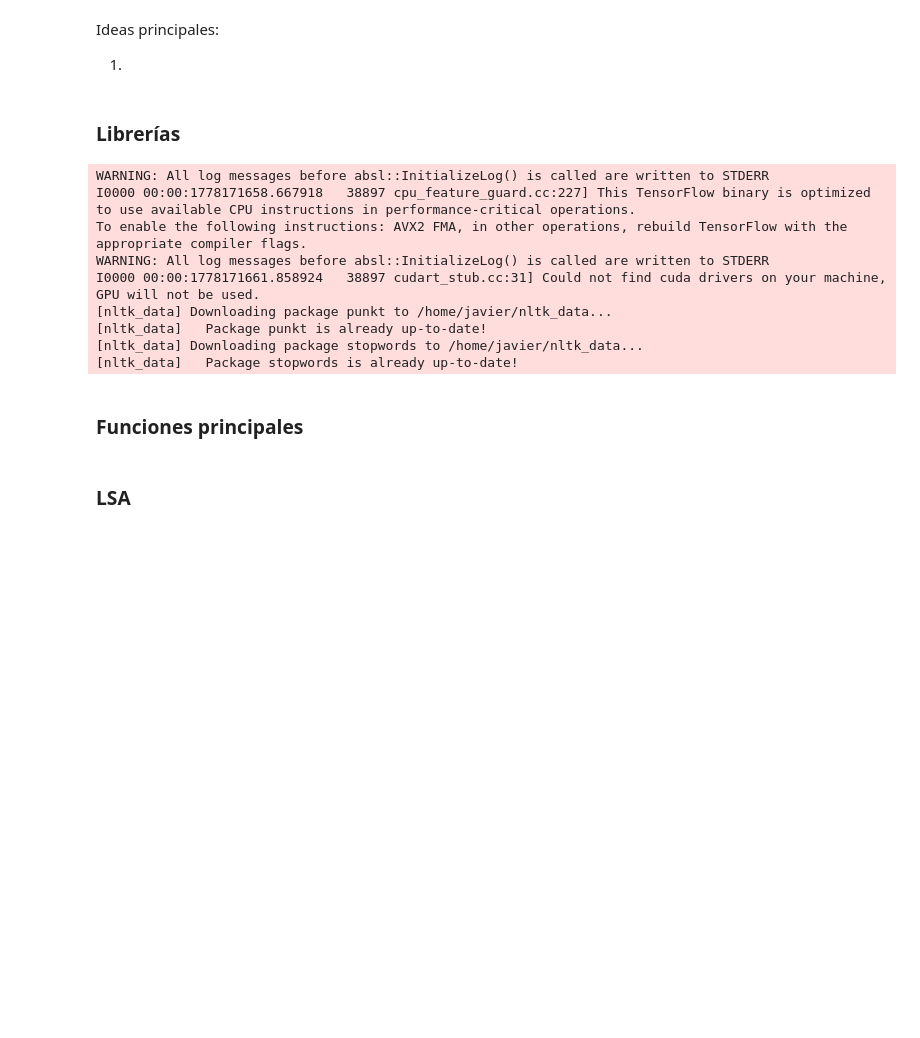
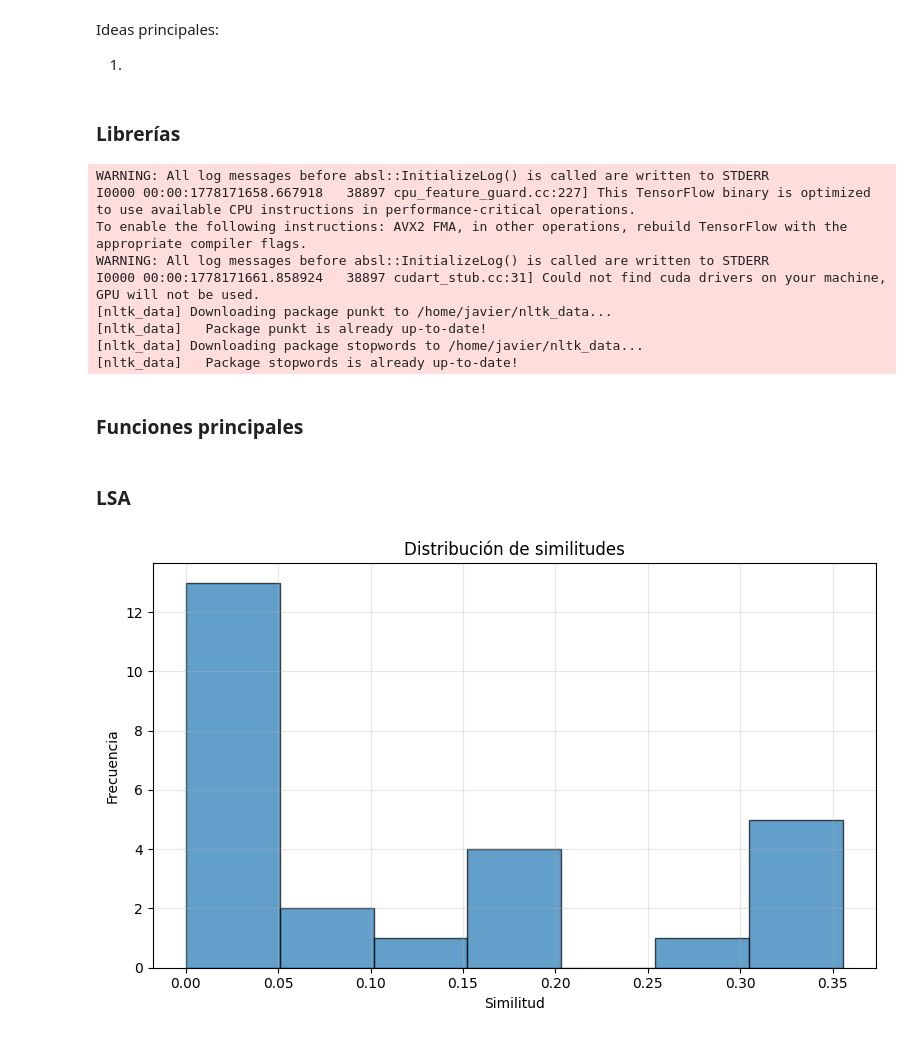
Before and after one commit to hepejaAED/ProyectoNLP, a Jupyter notebook: topic_modeling.ipynb, the cells around one changed output. Saved outputs shown, nothing was run; the diff lists cells and outputs as text; code cells hidden in the pictures; blank space fills up the shorter version.

```diff
--- a/topic_modeling.ipynb
+++ b/topic_modeling.ipynb
@@ -53,7 +53,7 @@ def cargar_datos(n_noticia):
     input: n_noticia (int): número de noticia a cargar
     '''
 
-    with open("conjunto_noticias_limpio.json", "r", encoding="utf-8") as f:
+    with open("conjunto_noticias/conjunto_noticias_limpio.json", "r", encoding="utf-8") as f:
         noticias = json.load(f)
 
     noticia = noticias[n_noticia]
@@ -198,10 +198,11 @@ def embedding_umap(similarities,embeddings, plot=False):
         plt.grid(alpha=0.2)
 
         plt.show()
+    return embedding_2d
 
 
 def embedding_cross_encoder(corpus):
-    cross_encoder = CrossEncoder("cross-encoder/paraphrase-multilingual-MiniLM-L12-v2")
+    cross_encoder = CrossEncoder("cross-encoder/ms-marco-MiniLM-L-6-v2")
     pairs = [[corpus[0], fragmento] for fragmento in corpus[1:]]
     scores = cross_encoder.predict(pairs)
     probabilities = expit(scores)
@@ -209,5 +212,7 @@ def embedding_cross_encoder(corpus):
 # %% [markdown]
 ### LSA
 # %%
-corpus=cargar_datos(0)
-similitudes,tfidf_lsa=LSA_vectors(corpus,min_df=1)
+# corpus=cargar_datos(1)
+similitudes,tfidf_lsa=LSA_vectors(corpus,min_df=2)
+# %% [output]
+[figure, added]
```
Also changed, not shown: parts of 8 cells of this notebook.
